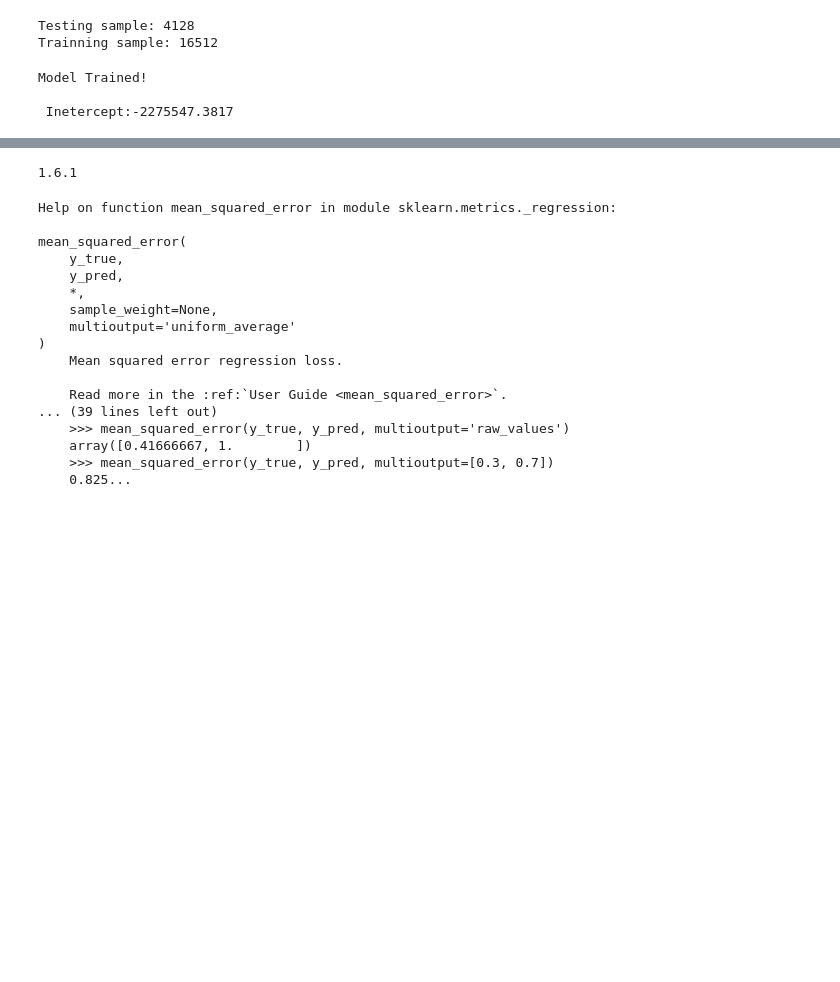
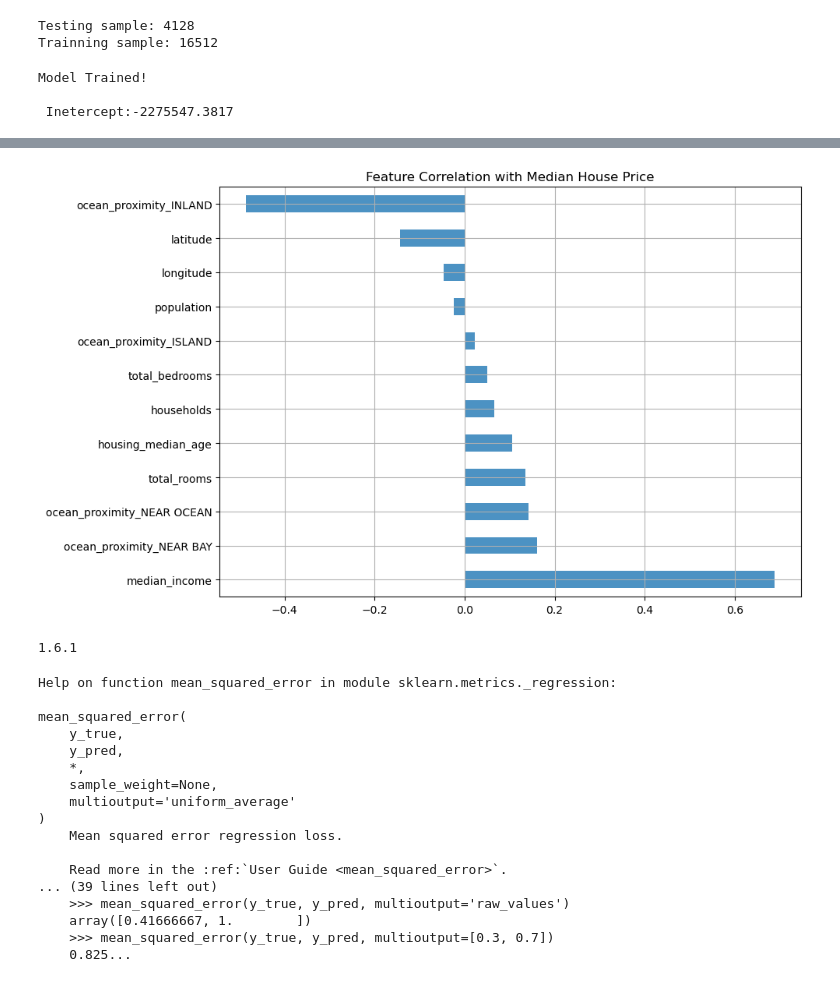
Before and after one commit to Navod2022s/Syntecxhub_Project_Navod, a Jupyter notebook: notebooks/Untitled1.ipynb, the cells around one changed output, grey strips where cells are left out. Cells and saved outputs as stored; diff of their text form; code cells hidden in the pictures; blank space fills up the shorter version.

```diff
--- a/notebooks/Untitled1.ipynb
+++ b/notebooks/Untitled1.ipynb
@@ -170,0 +175,7 @@ print(model.coef_)
+# %%
+corr_target = (
+    corr_matrix["median_house_value"]
+    .sort_values(ascending=False)
+)
+
+print(f"Correlations: \n {corr_target}")
@@ -171,3 +198,20 @@ print(model.coef_)
+# %%
+# Correlations
+corr_target.drop("median_house_value").plot(
+    kind="barh",
+    alpha = 0.8 ,
+    grid = True,
+    figsize=(10,6))
+
+plt.title("Feature Correlation with Median House Price")
+plt.tight_layout()
+plt.savefig(
+    "../images/target_correlations.png",
+    dpi=300
+)
+plt.show()
+# %% [output]
+[figure, added]
 # %%
 import sklearn
 print(sklearn.__version__)
```
Also changed, not shown: parts of 14 cells of this notebook, 3 other files.
